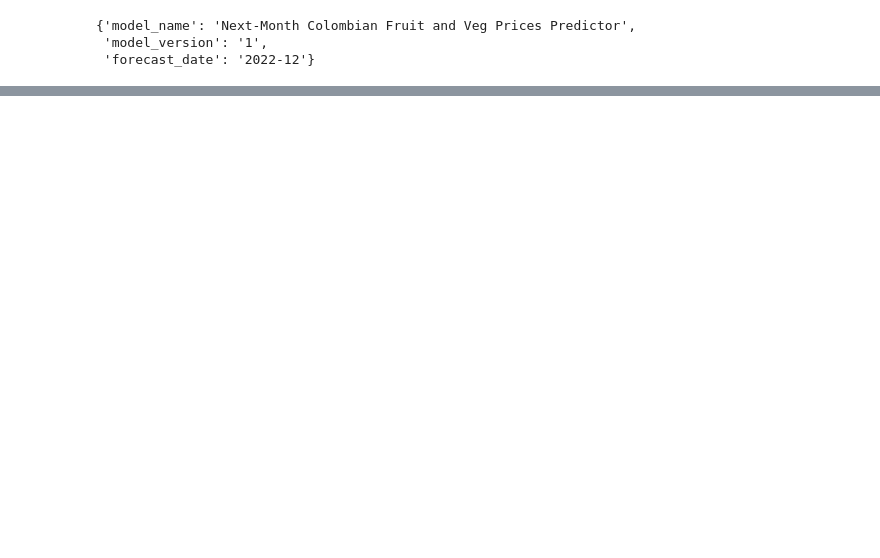
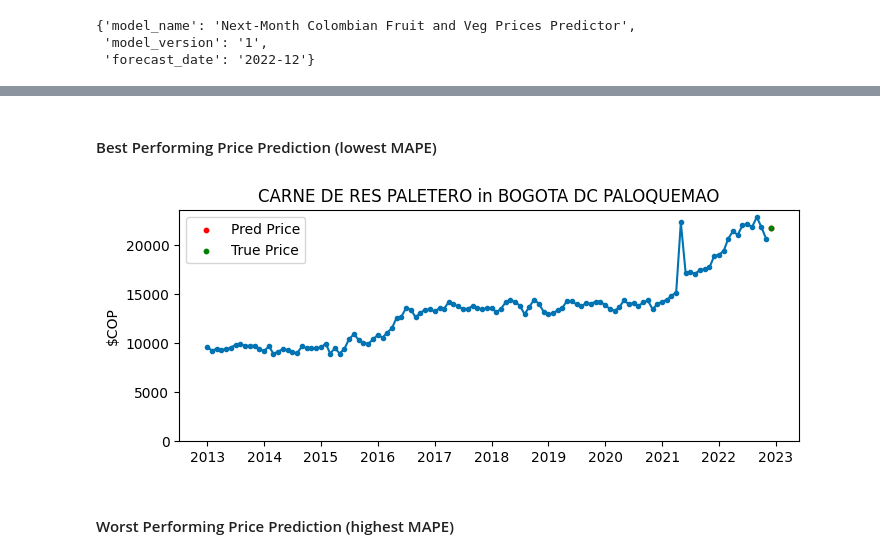
Before and after one commit to feligones/colombian_food_prices, a Jupyter notebook: notebooks/model_eval.ipynb, the cells around one changed output, grey strips where cells are left out. Cells and saved outputs as stored; diff of their text form; code cells hidden in the pictures; blank space fills up the shorter version.

```diff
--- a/notebooks/model_eval.ipynb
+++ b/notebooks/model_eval.ipynb
@@ -73,0 +55,23 @@ for key_tuple in product_market_pairs:
+# %% [markdown]
+#### Best Performing Price Prediction (lowest MAPE)
+# %%
+filtered_dataset = dataset_filtered.loc[
+    (dataset_filtered['product'] == mape_df['product'].iloc[0]) &
+    (dataset_filtered['market'] == mape_df['market'].iloc[0])
+].set_index('date').dropna()
+pred = mape_df['pred_price'].iloc[0]
+true = mape_df['mean_price'].iloc[0]
+# %%
+plt.figure(figsize=(8,3))
+plt.plot(filtered_dataset['mean_price'].iloc[:-1], marker = '.')
+plt.ylim(bottom=0)
+plt.title(f"{mape_df['product'].iloc[0].upper()} in {mape_df['market'].iloc[0].upper()}")
+plt.ylabel("$COP")
+plt.scatter([filtered_dataset['mean_price'].index[-1]], [pred], s = 10, color = 'r', label = 'Pred Price')
+plt.scatter([filtered_dataset['mean_price'].index[-1]], [true], s = 10, color = 'g', label = 'True Price')
+plt.legend()
+plt.show()
+# %% [output]
+[figure, added]
+# %% [markdown]
+#### Worst Performing Price Prediction (highest MAPE)
```
Also changed, not shown: parts of 23 cells of this notebook, 5 other files.
